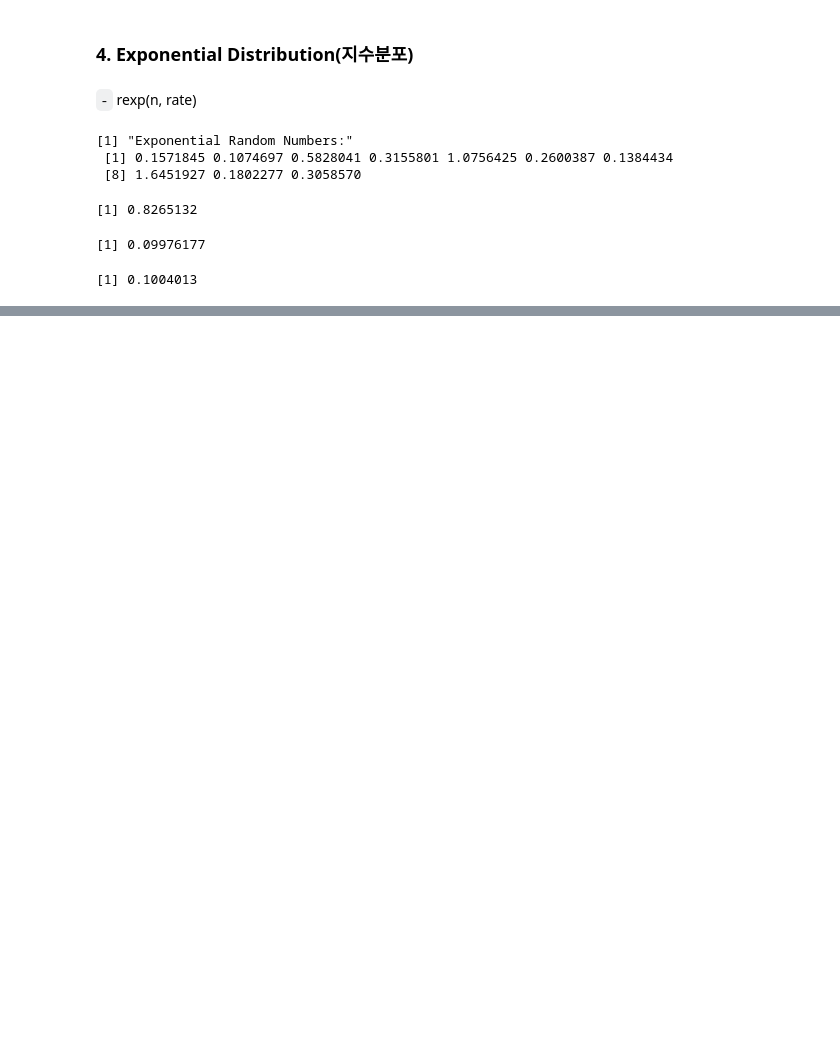
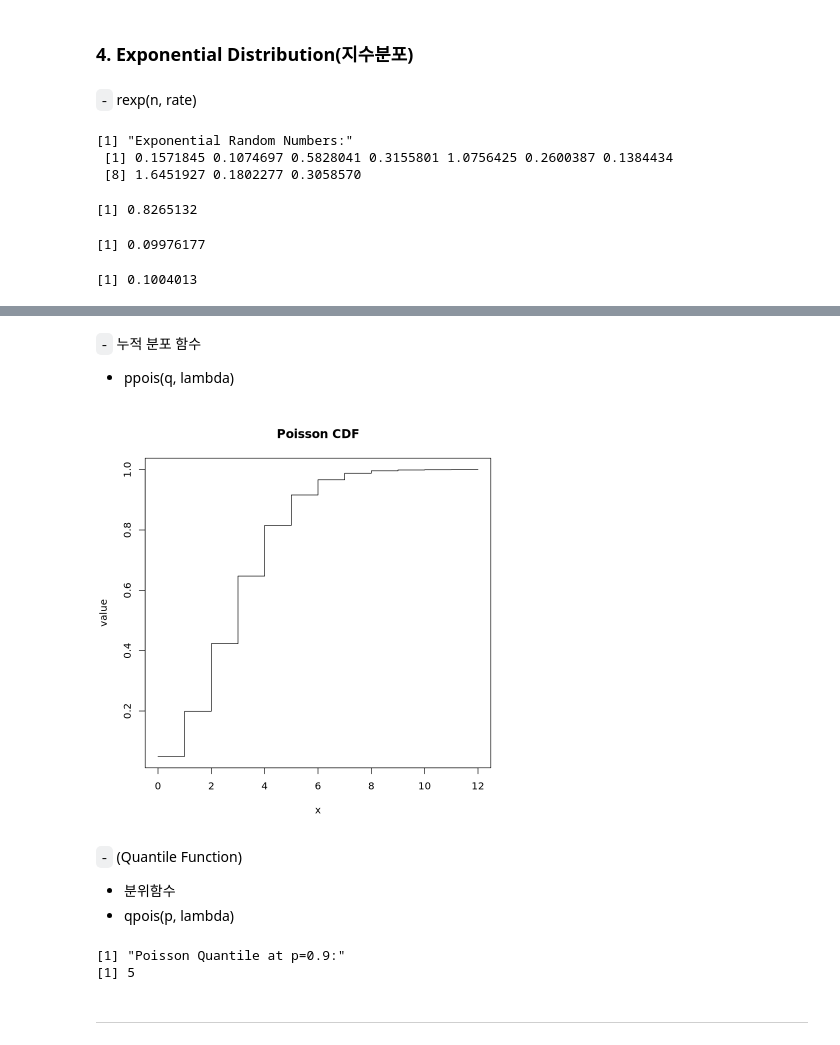
Before and after one commit to SangMin1208/DC2025, a Jupyter notebook: posts/1.R_distributions.ipynb, the cells around one changed output, grey strips where cells are left out. Saved outputs shown, nothing was run; the diff lists cells and outputs as text; code cells hidden in the pictures; blank space fills up the shorter version.

```diff
--- a/posts/1.R_distributions.ipynb
+++ b/posts/1.R_distributions.ipynb
@@ -173,0 +240,25 @@ mean(rexp(n = 100000, rate = 10))
+# %% [markdown]
+`-` 누적 분포 함수
+
+* ppois(q, lambda)
+# %%
+poisson_cdf <- ppois(q = seq(0,12,1), lambda = 3)
+names(poisson_pmf) = seq(0,12,1)
+plot(poisson_cdf~c(0:12), main="Poisson CDF", xlab='x',
+    ylab='value', type='s')
+# %% [output]
+[figure, added]
+# %% [markdown]
+`-` (Quantile Function)
+
+* 분위함수
+* qpois(p, lambda)
+# %%
+poisson_quantile <- qpois(p = 0.9, lambda = 3)
+print("Poisson Quantile at p=0.9:")
+print(poisson_quantile)
+# %% [output]
+[1] "Poisson Quantile at p=0.9:"
+[1] 5
+# %% [markdown]
+----
```
Also changed, not shown: parts of 36 cells of this notebook, 16 other files.
